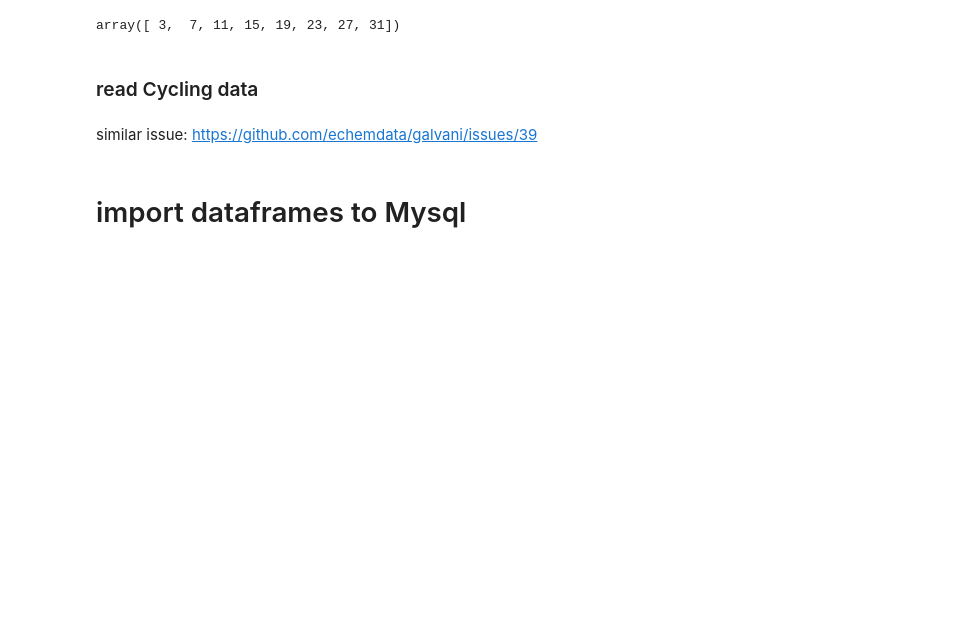
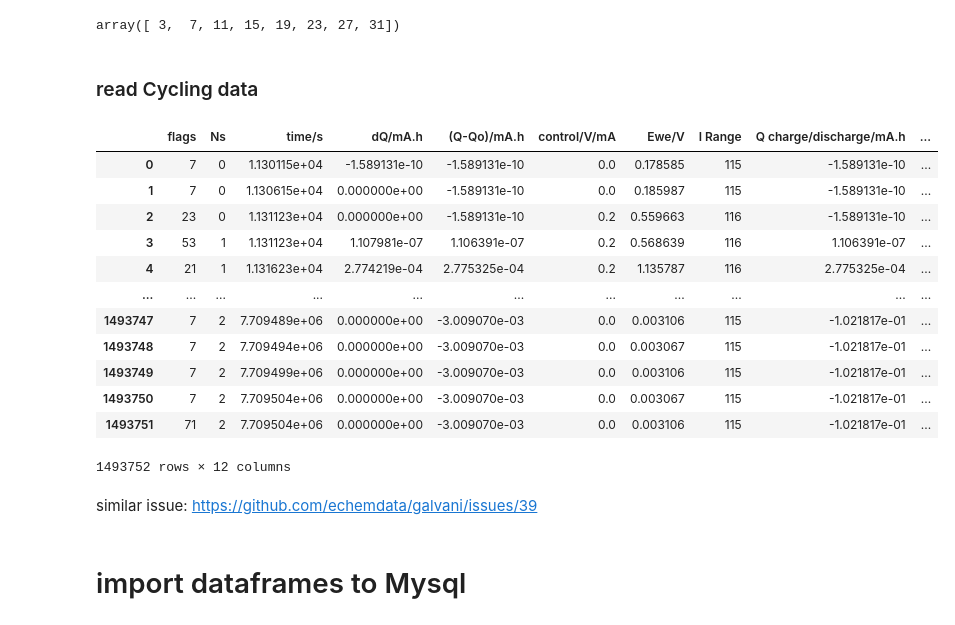
Before and after one commit to Yue-Yao/EIS, a Jupyter notebook: Dataset_EIS.ipynb, the cells around one changed output. Saved outputs shown, nothing was run; the diff lists cells and outputs as text; code cells hidden in the pictures; blank space fills up the shorter version.

```diff
--- a/Dataset_EIS.ipynb
+++ b/Dataset_EIS.ipynb
@@ -126,4 +144,20 @@ array([ 3,  7, 11, 15, 19, 23, 27, 31])
 ### read Cycling data
 # %%
 df_cycle = read_mpr.mpr_pandas('raw_data/cycle_new')
+# %%
+df_cycle[13]
+# %% [output]
+|  | flags | Ns | time/s | dQ/mA.h | (Q-Qo)/mA.h | control/V/mA | Ewe/V | I Range | Q charge/discharge/mA.h | ... |
+| 0 | 7 | 0 | 1.130115e+04 | -1.589131e-10 | -1.589131e-10 | 0.0 | 0.178585 | 115 | -1.589131e-10 | ... |
+| 1 | 7 | 0 | 1.130615e+04 | 0.000000e+00 | -1.589131e-10 | 0.0 | 0.185987 | 115 | -1.589131e-10 | ... |
+| 2 | 23 | 0 | 1.131123e+04 | 0.000000e+00 | -1.589131e-10 | 0.2 | 0.559663 | 116 | -1.589131e-10 | ... |
+| 3 | 53 | 1 | 1.131123e+04 | 1.107981e-07 | 1.106391e-07 | 0.2 | 0.568639 | 116 | 1.106391e-07 | ... |
+| 4 | 21 | 1 | 1.131623e+04 | 2.774219e-04 | 2.775325e-04 | 0.2 | 1.135787 | 116 | 2.775325e-04 | ... |
+| ... | ... | ... | ... | ... | ... | ... | ... | ... | ... | ... |
+| 1493747 | 7 | 2 | 7.709489e+06 | 0.000000e+00 | -3.009070e-03 | 0.0 | 0.003106 | 115 | -1.021817e-01 | ... |
+| 1493748 | 7 | 2 | 7.709494e+06 | 0.000000e+00 | -3.009070e-03 | 0.0 | 0.003067 | 115 | -1.021817e-01 | ... |
+| 1493749 | 7 | 2 | 7.709499e+06 | 0.000000e+00 | -3.009070e-03 | 0.0 | 0.003106 | 115 | -1.021817e-01 | ... |
+| 1493750 | 7 | 2 | 7.709504e+06 | 0.000000e+00 | -3.009070e-03 | 0.0 | 0.003067 | 115 | -1.021817e-01 | ... |
+| 1493751 | 71 | 2 | 7.709504e+06 | 0.000000e+00 | -3.009070e-03 | 0.0 | 0.003106 | 115 | -1.021817e-01 | ... |
+1493752 rows × 12 columns
 # %%
```
Also changed, not shown: parts of 42 cells of this notebook.
